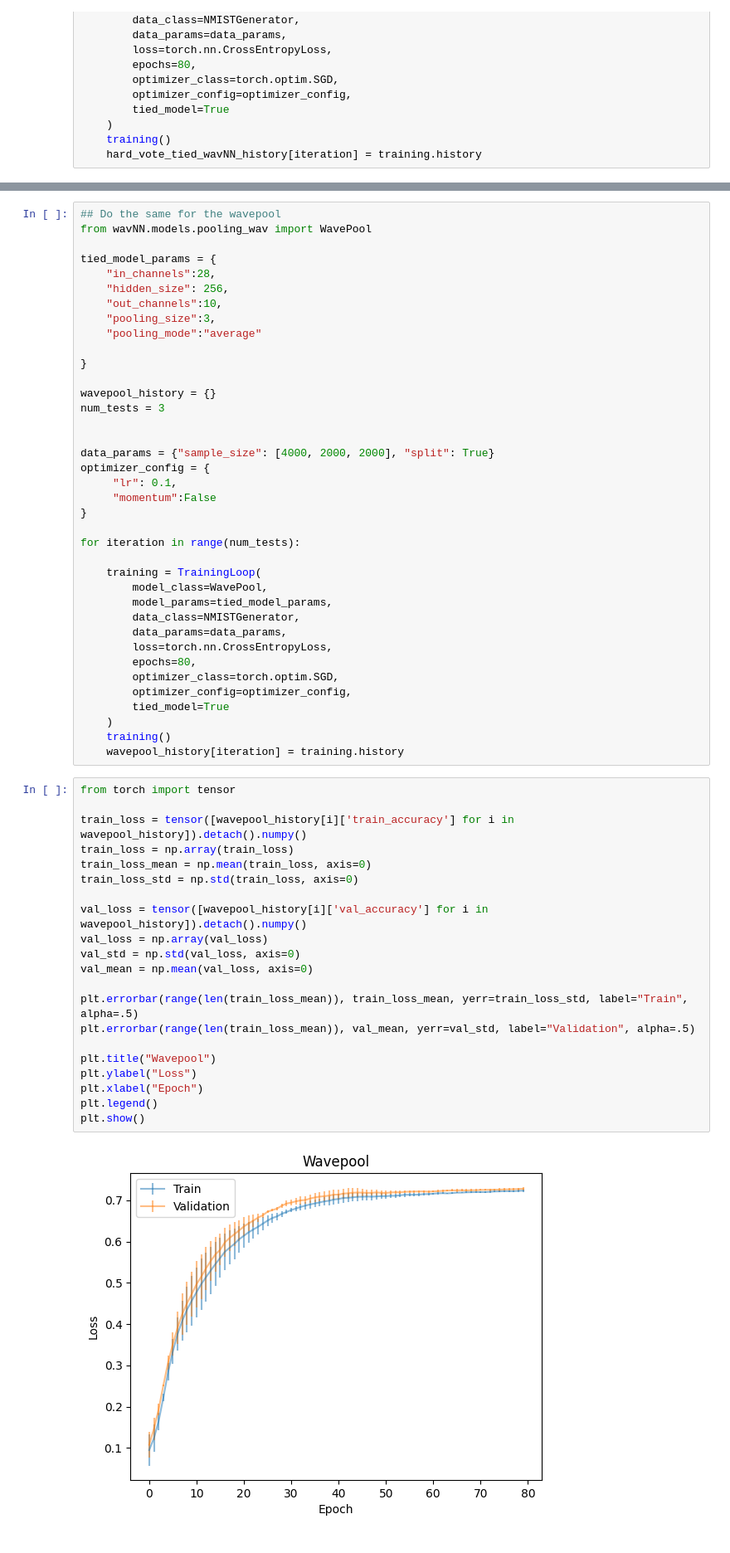
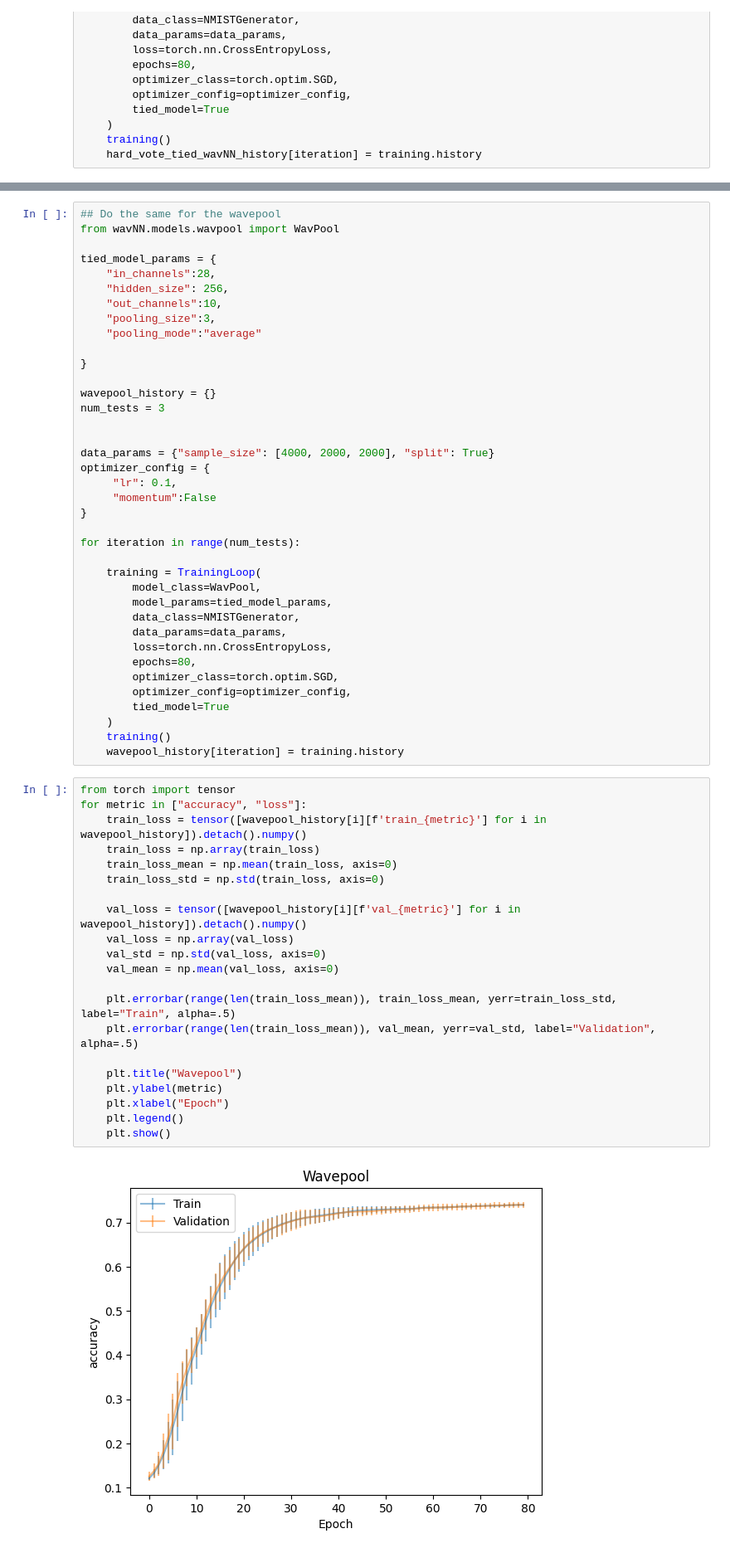
Before and after one commit to deepskies/DeepWavNN, a Jupyter notebook: notebooks/variance_test_mnist.ipynb, the cells around one changed output, grey strips where cells are left out. Shown: that part at 83% size. Cells and saved outputs as stored; diff of their text form.

Commit message:
Running additional wavpool exp

```diff
--- a/notebooks/variance_test_mnist.ipynb
+++ b/notebooks/variance_test_mnist.ipynb
@@ -429,7 +429,7 @@ plt.show()
 [figure]
 # %%
 ## Do the same for the wavepool
-from wavNN.models.pooling_wav import WavePool
+from wavNN.models.wavpool import WavPool
 
 tied_model_params = {
     "in_channels":28,
@@ -453,7 +453,7 @@ optimizer_config = {
 for iteration in range(num_tests):
 
     training = TrainingLoop(
-        model_class=WavePool,
+        model_class=WavPool,
         model_params=tied_model_params,
         data_class=NMISTGenerator,
         data_params=data_params,
@@ -467,24 +467,24 @@ for iteration in range(num_tests):
     wavepool_history[iteration] = training.history
 # %%
 from torch import tensor
+for metric in ["accuracy", "loss"]:
+    train_loss = tensor([wavepool_history[i][f'train_{metric}'] for i in wavepool_history]).detach().numpy()
+    train_loss = np.array(train_loss)
+    train_loss_mean = np.mean(train_loss, axis=0)
+    train_loss_std = np.std(train_loss, axis=0)
 
-train_loss = tensor([wavepool_history[i]['train_accuracy'] for i in wavepool_history]).detach().numpy()
-train_loss = np.array(train_loss)
-train_loss_mean = np.mean(train_loss, axis=0)
-train_loss_std = np.std(train_loss, axis=0)
+    val_loss = tensor([wavepool_history[i][f'val_{metric}'] for i in wavepool_history]).detach().numpy()
+    val_loss = np.array(val_loss)
+    val_std = np.std(val_loss, axis=0)
+    val_mean = np.mean(val_loss, axis=0)
 
-val_loss = tensor([wavepool_history[i]['val_accuracy'] for i in wavepool_history]).detach().numpy()
-val_loss = np.array(val_loss)
-val_std = np.std(val_loss, axis=0)
-val_mean = np.mean(val_loss, axis=0)
+    plt.errorbar(range(len(train_loss_mean)), train_loss_mean, yerr=train_loss_std, label="Train", alpha=.5)
+    plt.errorbar(range(len(train_loss_mean)), val_mean, yerr=val_std, label="Validation", alpha=.5)
 
-plt.errorbar(range(len(train_loss_mean)), train_loss_mean, yerr=train_loss_std, label="Train", alpha=.5)
-plt.errorbar(range(len(train_loss_mean)), val_mean, yerr=val_std, label="Validation", alpha=.5)
-
-plt.title("Wavepool")
-plt.ylabel("Loss")
-plt.xlabel("Epoch")
-plt.legend()
-plt.show()
+    plt.title("Wavepool")
+    plt.ylabel(metric)
+    plt.xlabel("Epoch")
+    plt.legend()
+    plt.show()
 # %% [output]
-[figure, old version]
+[figure, new version]
```
Also changed, not shown: parts of 1 cell of this notebook, 2 other files.
